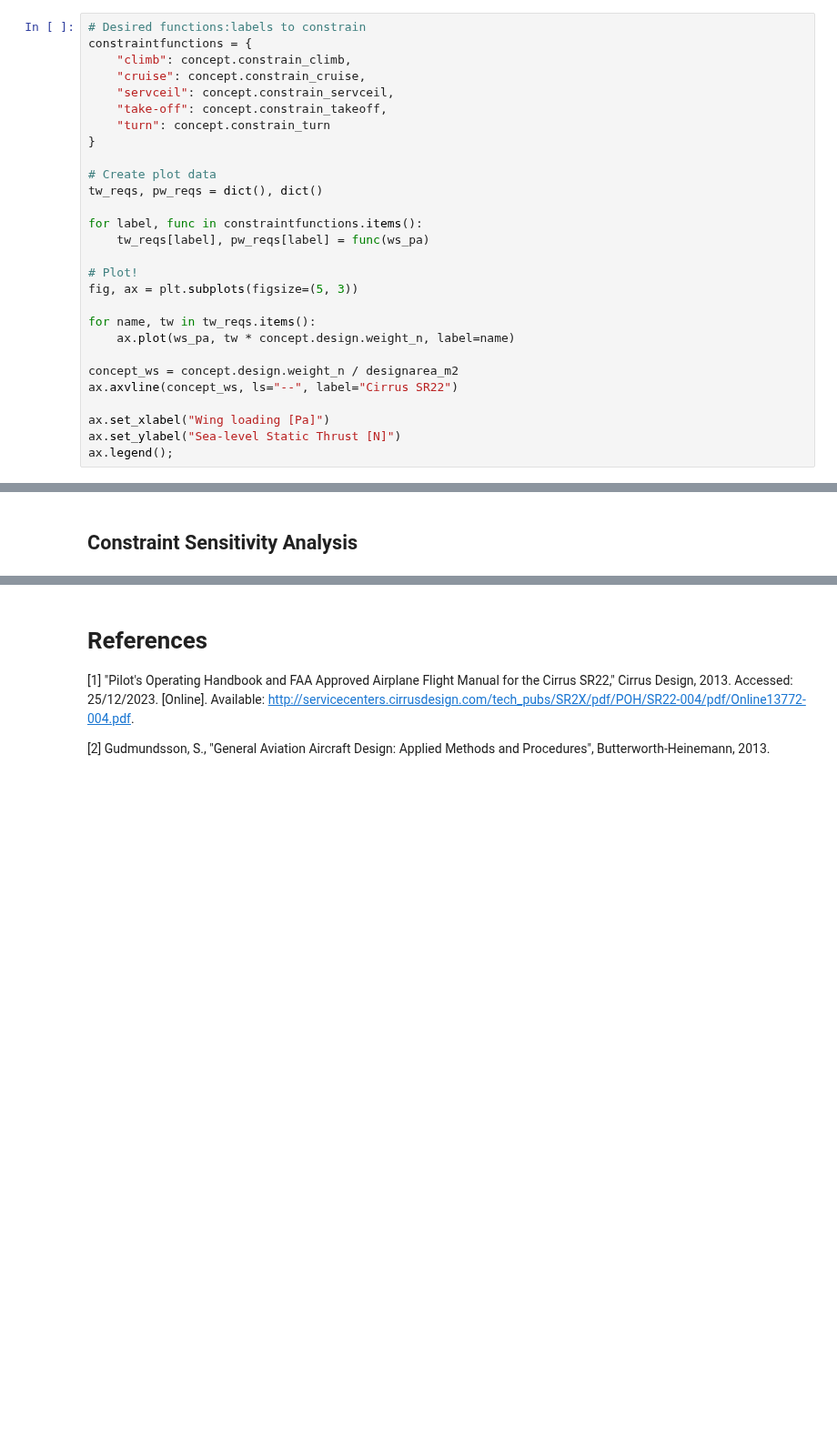
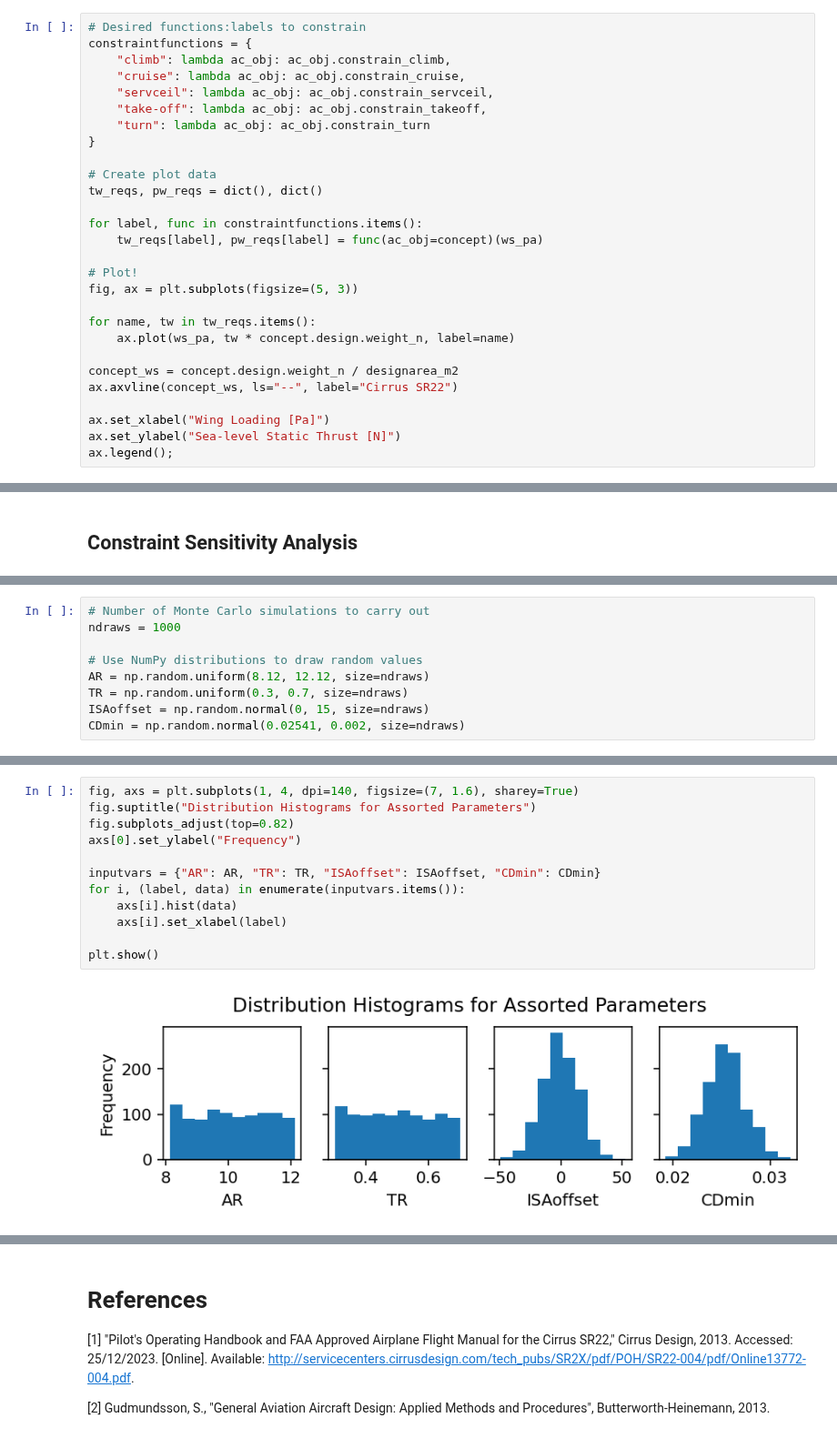
Before and after one commit to yaseen157/ADRpy, a Jupyter notebook: docs/ADRpy/notebooks/Example - Constraint Analysis of the Cirrus SR22.ipynb, the cells around one changed output, grey strips where cells are left out. Shown at 91% size. Cells and saved outputs as stored; diff of their text form; blank space fills up the shorter version.

```diff
--- a/docs/ADRpy/notebooks/Example - Constraint Analysis of the Cirrus SR22.ipynb
+++ b/docs/ADRpy/notebooks/Example - Constraint Analysis of the Cirrus SR22.ipynb
@@ -149,18 +147,18 @@ The solution is to 'unwrap' the constraint calculations:
 # %%
 # Desired functions:labels to constrain
 constraintfunctions = {
-    "climb": concept.constrain_climb,
-    "cruise": concept.constrain_cruise,
-    "servceil": concept.constrain_servceil,
-    "take-off": concept.constrain_takeoff,
-    "turn": concept.constrain_turn
+    "climb": lambda ac_obj: ac_obj.constrain_climb,
+    "cruise": lambda ac_obj: ac_obj.constrain_cruise,
+    "servceil": lambda ac_obj: ac_obj.constrain_servceil,
+    "take-off": lambda ac_obj: ac_obj.constrain_takeoff,
+    "turn": lambda ac_obj: ac_obj.constrain_turn
 }
 
 # Create plot data
 tw_reqs, pw_reqs = dict(), dict()
 
 for label, func in constraintfunctions.items():
-    tw_reqs[label], pw_reqs[label] = func(ws_pa)
+    tw_reqs[label], pw_reqs[label] = func(ac_obj=concept)(ws_pa)
 
 # Plot!
 fig, ax = plt.subplots(figsize=(5, 3))
@@ -171,7 +169,7 @@ for name, tw in tw_reqs.items():
 concept_ws = concept.design.weight_n / designarea_m2
 ax.axvline(concept_ws, ls="--", label="Cirrus SR22")
 
-ax.set_xlabel("Wing loading [Pa]")
+ax.set_xlabel("Wing Loading [Pa]")
 ax.set_ylabel("Sea-level Static Thrust [N]")
 ax.legend();
 # %% [output]
@@ -180,0 +196,9 @@ ax.legend();
+# %%
+# Number of Monte Carlo simulations to carry out
+ndraws = 1000
+
+# Use NumPy distributions to draw random values
+AR = np.random.uniform(8.12, 12.12, size=ndraws)
+TR = np.random.uniform(0.3, 0.7, size=ndraws)
+ISAoffset = np.random.normal(0, 15, size=ndraws)
+CDmin = np.random.normal(0.02541, 0.002, size=ndraws)
@@ -180,0 +207,14 @@ ax.legend();
+# %%
+fig, axs = plt.subplots(1, 4, dpi=140, figsize=(7, 1.6), sharey=True)
+fig.suptitle("Distribution Histograms for Assorted Parameters")
+fig.subplots_adjust(top=0.82)
+axs[0].set_ylabel("Frequency")
+
+inputvars = {"AR": AR, "TR": TR, "ISAoffset": ISAoffset, "CDmin": CDmin}
+for i, (label, data) in enumerate(inputvars.items()):
+    axs[i].hist(data)
+    axs[i].set_xlabel(label)
+
+plt.show()
+# %% [output]
+[figure, added]
```
Also changed, not shown: parts of 20 cells of this notebook, 1 other file.
